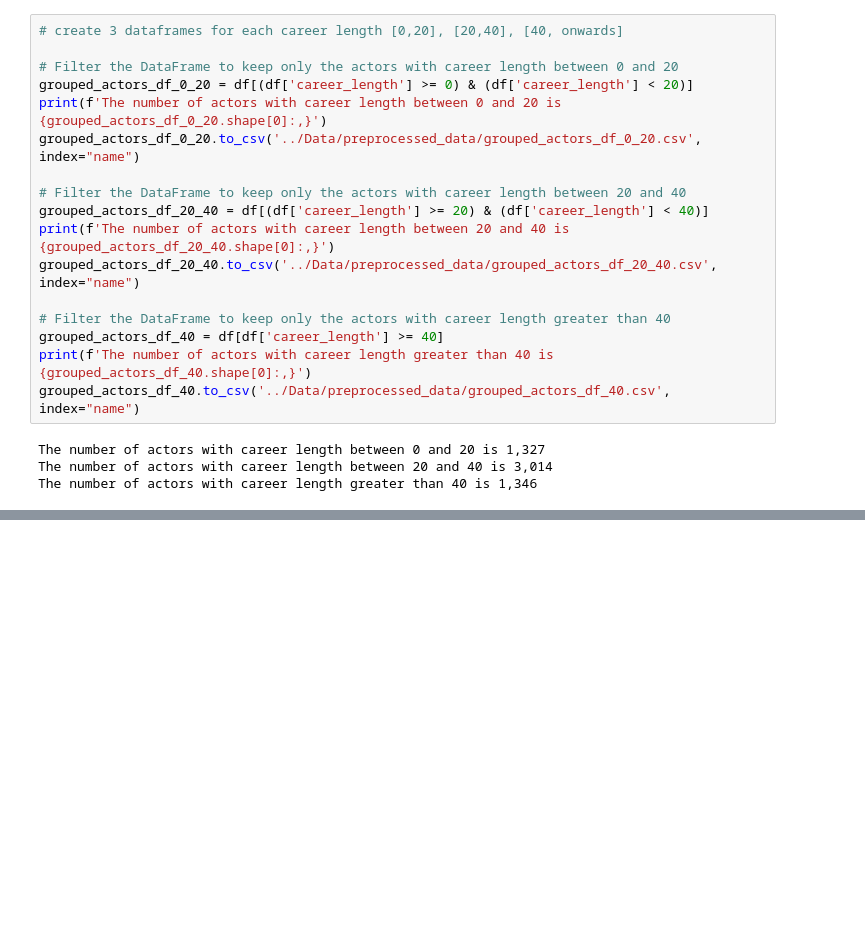
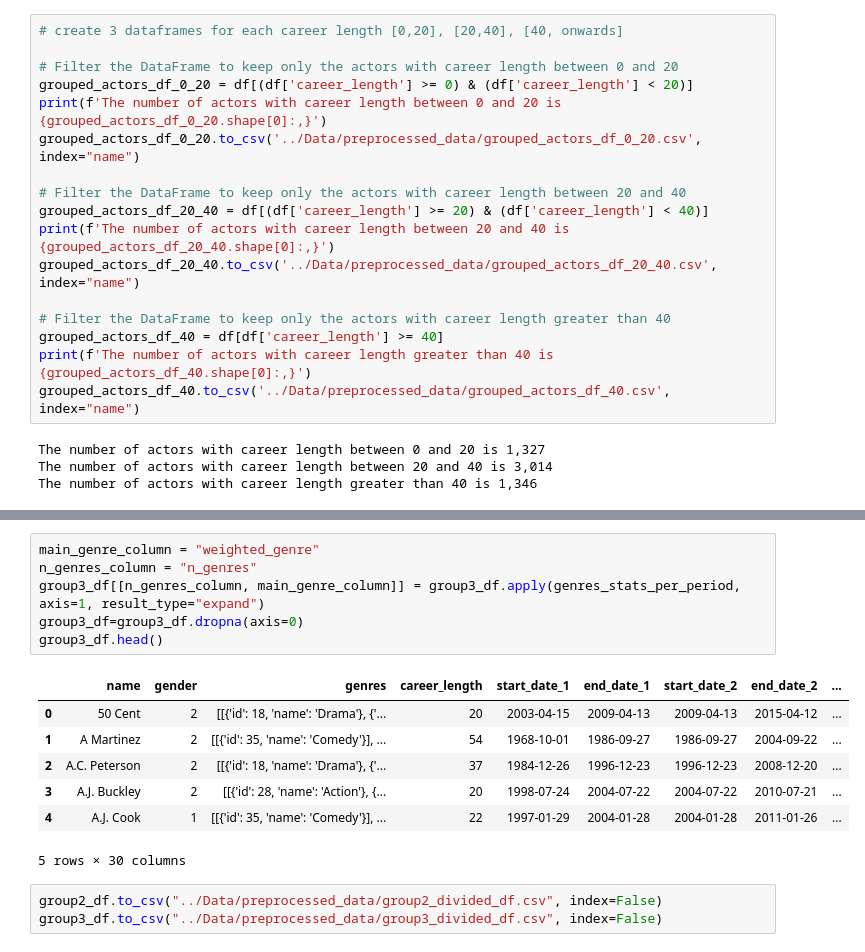
Before and after one commit to epfl-ada/ada-2023-project-cinemada, a Jupyter notebook: Preprocessing/fame.ipynb, the cells around one changed output, grey strips where cells are left out. Drawn from its saved outputs; the diff is of its cells as text; blank space fills up the shorter version.

```diff
--- a/Preprocessing/fame.ipynb
+++ b/Preprocessing/fame.ipynb
@@ -909,0 +975,17 @@ The number of actors with career length greater than 40 is 1,346
+# %%
+main_genre_column = "weighted_genre"
+n_genres_column = "n_genres"
+group3_df[[n_genres_column, main_genre_column]] = group3_df.apply(genres_stats_per_period, axis=1, result_type="expand")
+group3_df=group3_df.dropna(axis=0)
+group3_df.head()
+# %% [output]
+|  | name | gender | genres | career_length | start_date_1 | end_date_1 | start_date_2 | end_date_2 | ... |
+| 0 | 50 Cent | 2 | [[{'id': 18, 'name': 'Drama'}, {'... | 20 | 2003-04-15 | 2009-04-13 | 2009-04-13 | 2015-04-12 | ... |
+| 1 | A Martinez | 2 | [[{'id': 35, 'name': 'Comedy'}], ... | 54 | 1968-10-01 | 1986-09-27 | 1986-09-27 | 2004-09-22 | ... |
+| 2 | A.C. Peterson | 2 | [[{'id': 18, 'name': 'Drama'}, {'... | 37 | 1984-12-26 | 1996-12-23 | 1996-12-23 | 2008-12-20 | ... |
+| 3 | A.J. Buckley | 2 | [[{'id': 28, 'name': 'Action'}, {... | 20 | 1998-07-24 | 2004-07-22 | 2004-07-22 | 2010-07-21 | ... |
+| 4 | A.J. Cook | 1 | [[{'id': 35, 'name': 'Comedy'}], ... | 22 | 1997-01-29 | 2004-01-28 | 2004-01-28 | 2011-01-26 | ... |
+5 rows × 30 columns
+# %%
+group2_df.to_csv("../Data/preprocessed_data/group2_divided_df.csv", index=False)
+group3_df.to_csv("../Data/preprocessed_data/group3_divided_df.csv", index=False)
```
Also changed, not shown: parts of 6 cells of this notebook.
